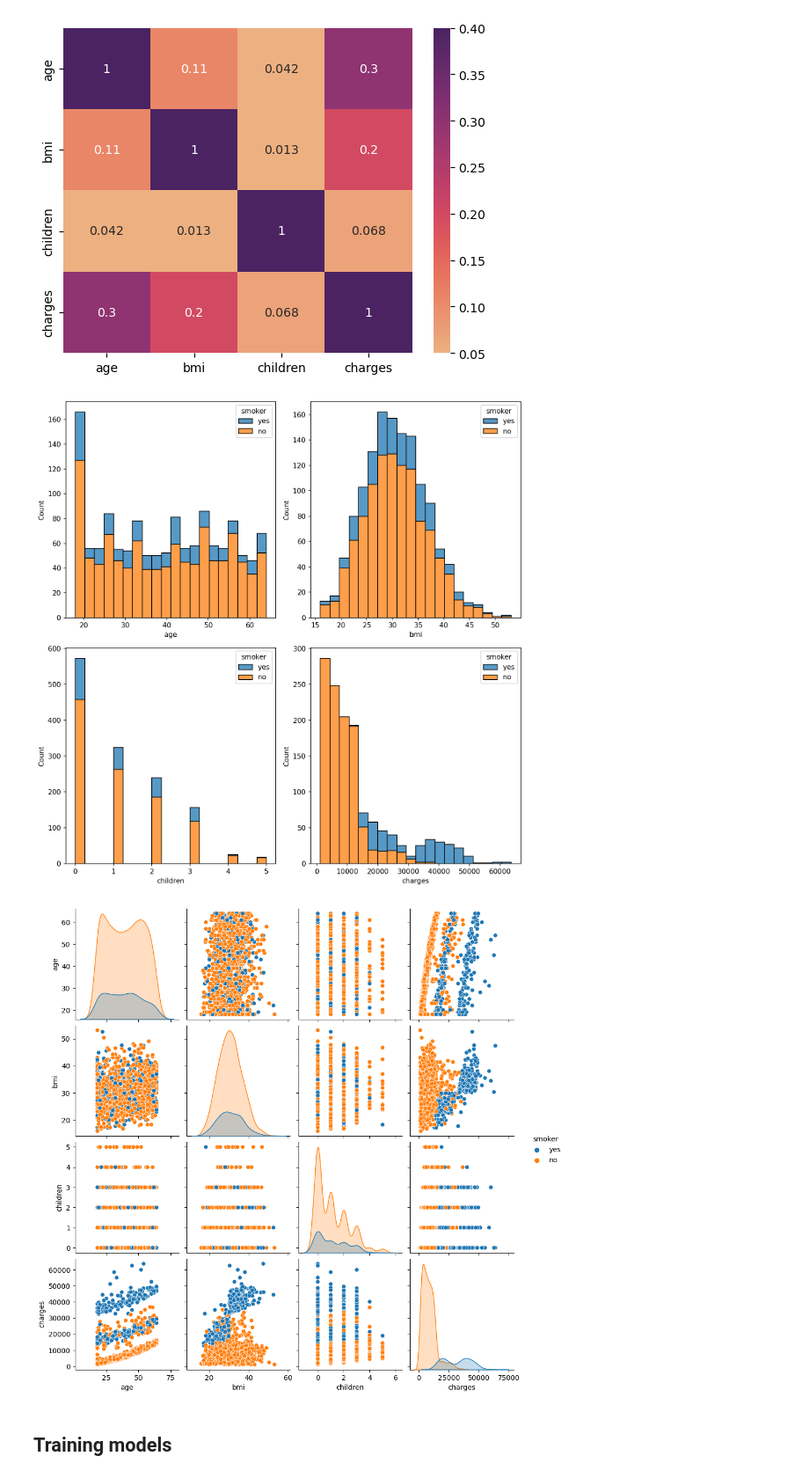
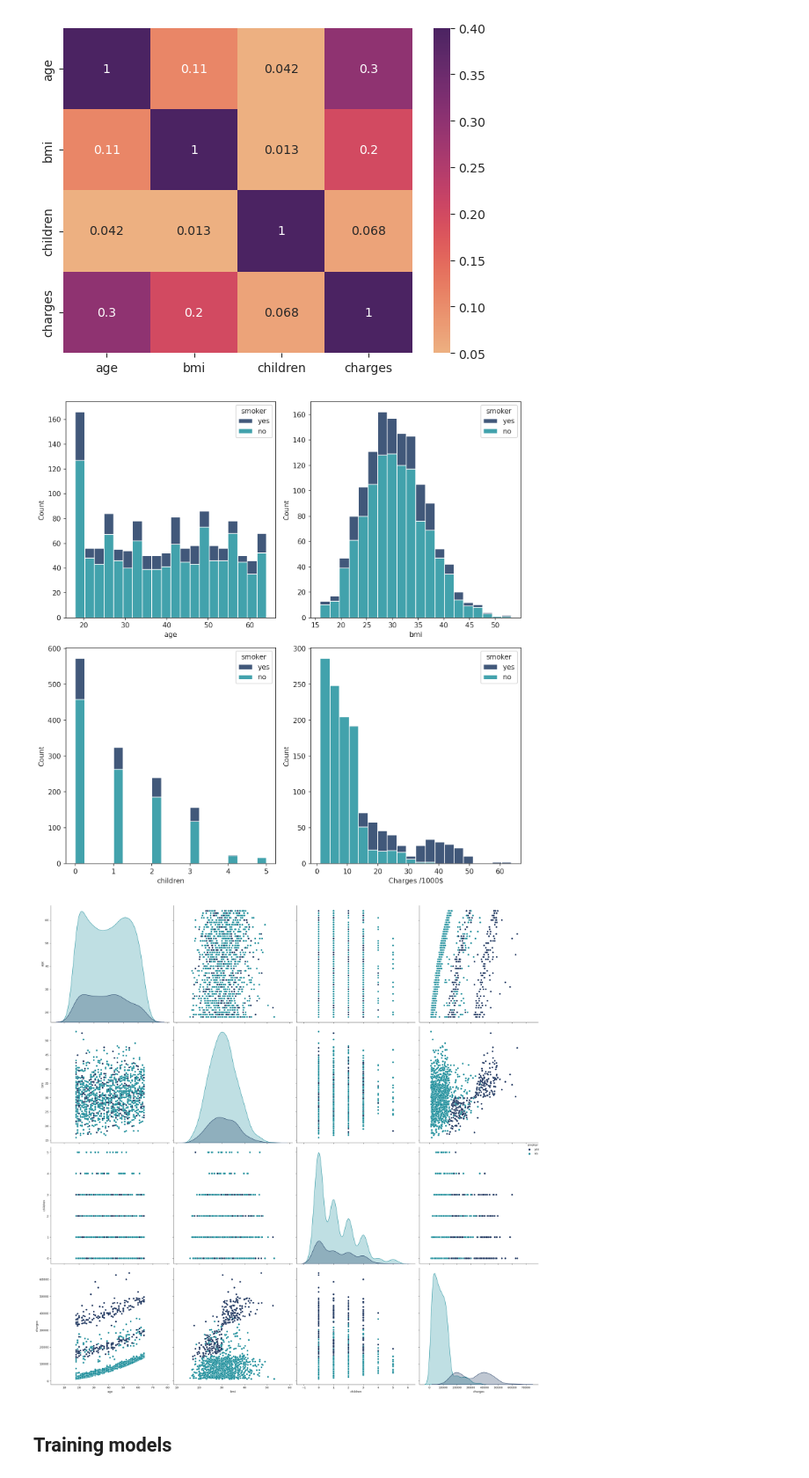
Before and after one commit to fenilenvinileno97/linear_regression, a Jupyter notebook: 3-practice.ipynb, the cells around one changed output. Shown at 88% size. Cells and saved outputs as stored; diff of their text form; code cells hidden in the pictures.

```diff
--- a/3-practice.ipynb
+++ b/3-practice.ipynb
@@ -103,6 +103,9 @@ Name: sex, dtype: int64
 # %%
 font1 = {"family" : "serif", "size" : 20}
 font2 = {"family" : "serif", "size" : 10}
+palette = ["#01204E", "#028391", "#F6DCAC", "#FEAE6F"]
+sns.set_palette(palette=palette)
+sns.set_style("ticks")
 # %%
 fig, axes = plt.subplots(nrows=2, ncols=2, figsize=(6,7), dpi=120, sharex=False, sharey=False)
 sns.boxplot(data=raw_df, y="age", hue="sex", showfliers=True, ax=axes.flat[0], color="#01204E")
@@ -172,14 +182,20 @@ sns.histplot(data=raw_df, x="age", hue="smoker", bins=20, multiple="stack", ax=a
 sns.histplot(data=raw_df, x="bmi", hue="smoker", bins=20, multiple="stack", ax=axis.flat[1])
 sns.histplot(data=raw_df, x="children", hue="smoker", bins=20, multiple="stack", ax=axis.flat[2])
 sns.histplot(data=raw_df, x="charges", hue="smoker", bins=20, multiple="stack", ax=axis.flat[3])
+def my_formatter(x, pos):
+    return f"{x / 1000:.0f}"
+formatter = FuncFormatter(my_formatter)
+axis.flat[3].xaxis.set_major_formatter(formatter)
+axis.flat[3].set_xlabel("Charges /1000$")
 plt.tight_layout()
 plt.show()
 # %% [output]
-[figure, old version]
+[figure, new version]
 # %%
-sns.pairplot(data=raw_df, height=2.5, hue="smoker");
+sns.pairplot(data=raw_df, height=6, hue="smoker")
+plt.tight_layout();
 # %% [output]
-[figure, old version]
+[figure, new version]
 # %% [markdown]
 ## Training models
 # %%
```
Also changed, not shown: parts of 20 cells of this notebook, 2 other files.
